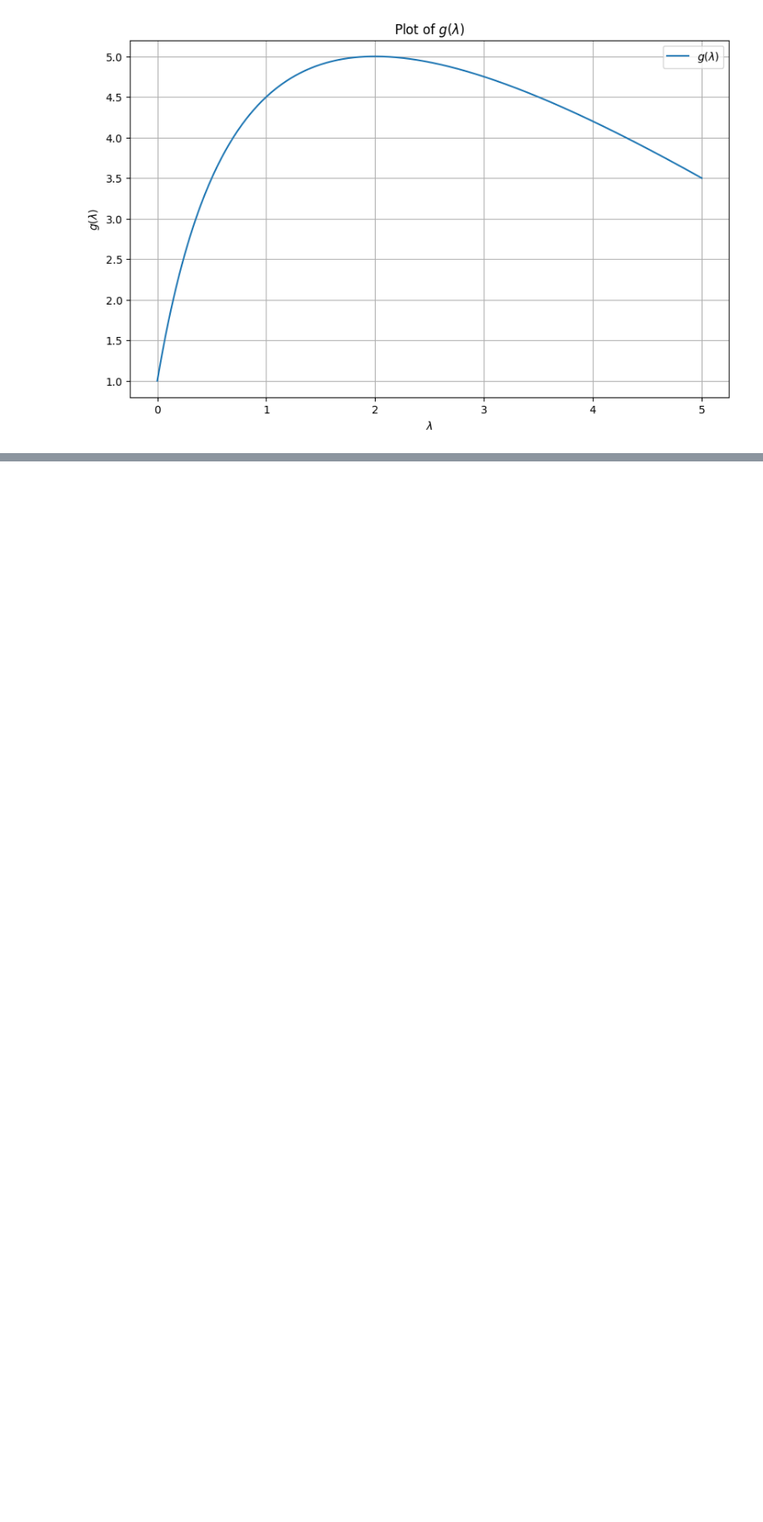
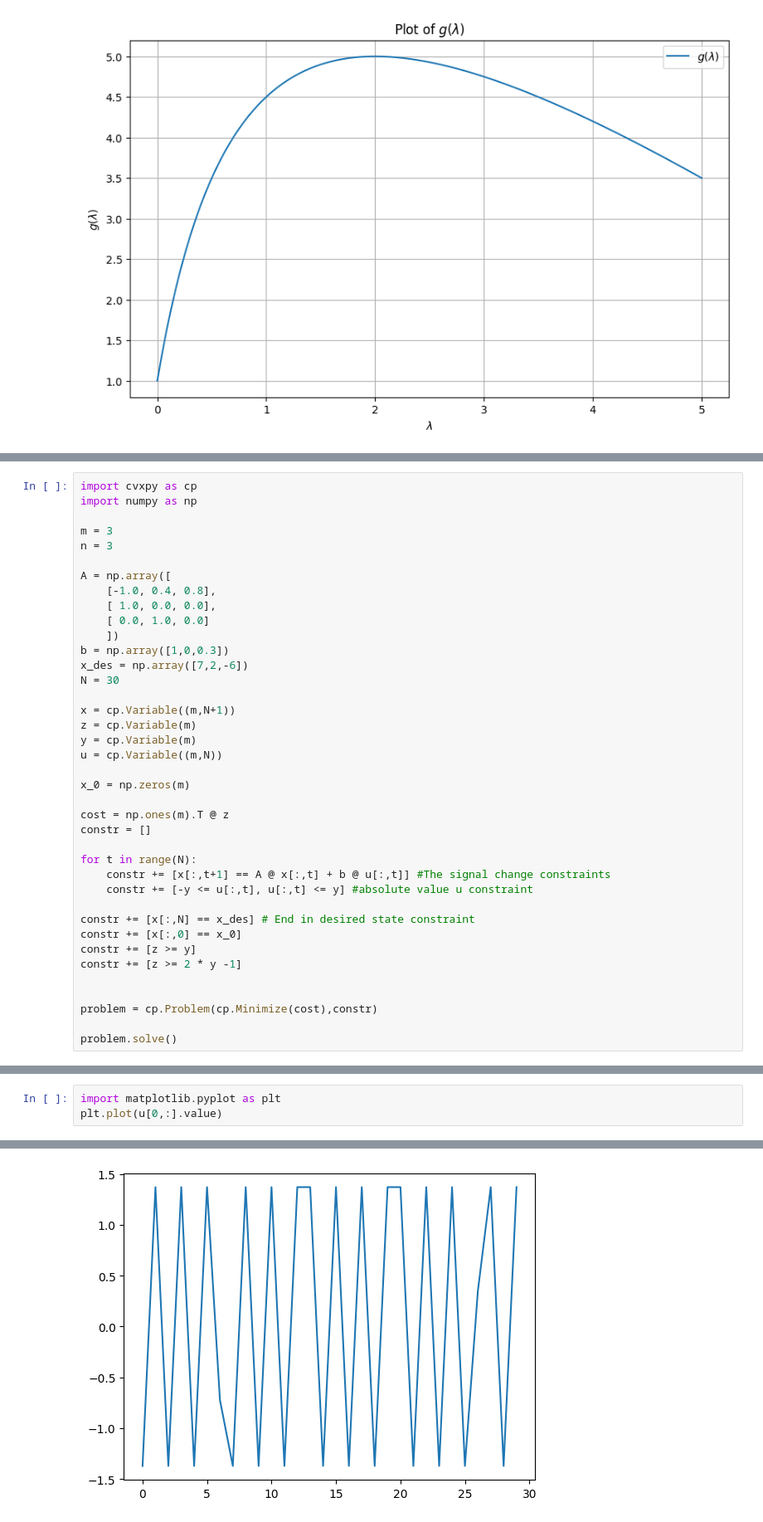
Before and after one commit to Hansespinosa2/cvx-opt-fall24, a Jupyter notebook: homework solutions/hw4/hw4-espinosa-code.ipynb, the cells around one changed output, grey strips where cells are left out. Shown at 83% size. Drawn from its saved outputs; the diff is of its cells as text; blank space fills up the shorter version.

```diff
--- a/homework solutions/hw4/hw4-espinosa-code.ipynb
+++ b/homework solutions/hw4/hw4-espinosa-code.ipynb
@@ -71,0 +76,39 @@ plt.show()
+# %%
+import cvxpy as cp
+import numpy as np
+
+m = 3
+n = 3
+
+A = np.array([
+    [-1.0, 0.4, 0.8],
+	[ 1.0, 0.0, 0.0],
+	[ 0.0, 1.0, 0.0]
+	])
+b = np.array([1,0,0.3])
+x_des = np.array([7,2,-6])
+N = 30
+
+x = cp.Variable((m,N+1))
+z = cp.Variable(m)
+y = cp.Variable(m)
+u = cp.Variable((m,N))
+
+x_0 = np.zeros(m)
+
+cost = np.ones(m).T @ z
+constr = []
+
+for t in range(N):
+	constr += [x[:,t+1] == A @ x[:,t] + b @ u[:,t]] #The signal change constraints
+	constr += [-y <= u[:,t], u[:,t] <= y] #absolute value u constraint
+
+constr += [x[:,N] == x_des] # End in desired state constraint
+constr += [x[:,0] == x_0]
+constr += [z >= y]
+constr += [z >= 2 * y -1]
+
+
+problem = cp.Problem(cp.Minimize(cost),constr)
+
+problem.solve()
@@ -71,0 +117,4 @@ plt.show()
+# %%
+import matplotlib.pyplot as plt
+plt.plot(u[0,:].value)
+# %% [output]
@@ -71,0 +122 @@ plt.show()
+[figure, added]
```
Also changed, not shown: parts of 4 cells of this notebook, 11 other files.
